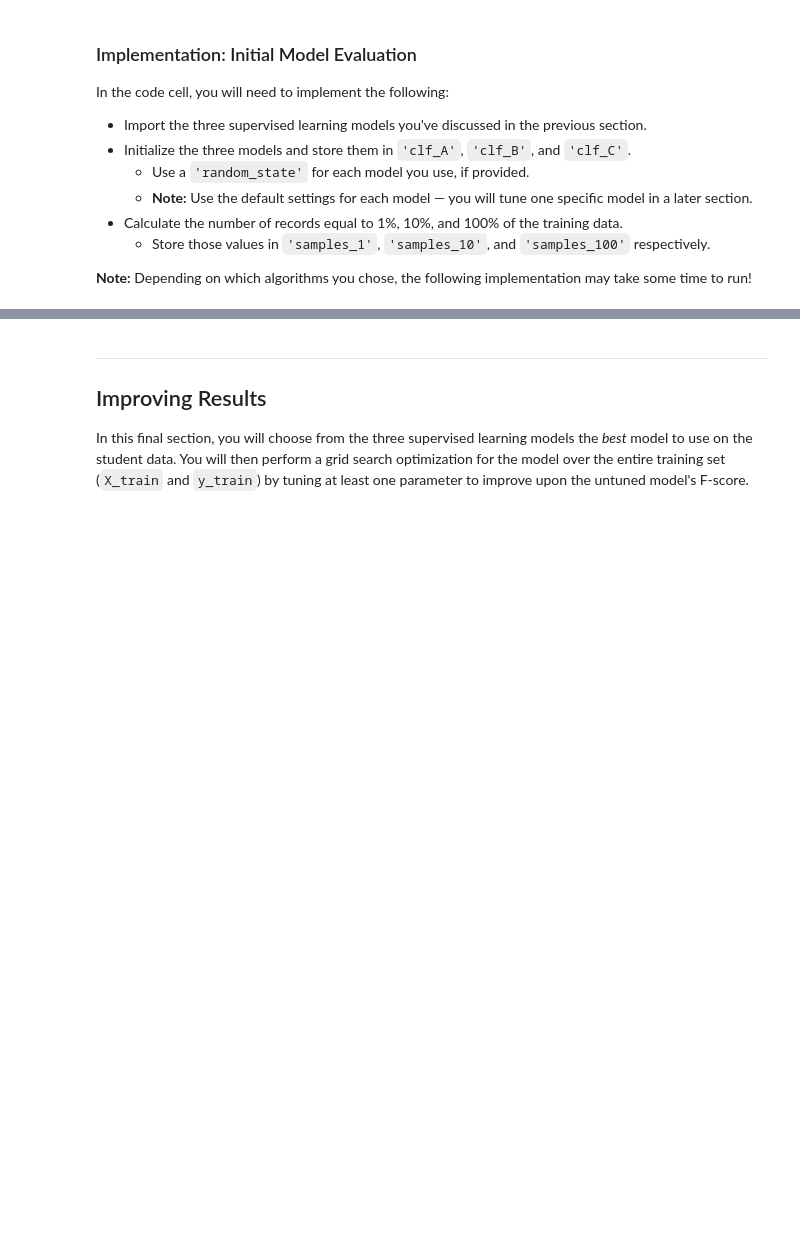
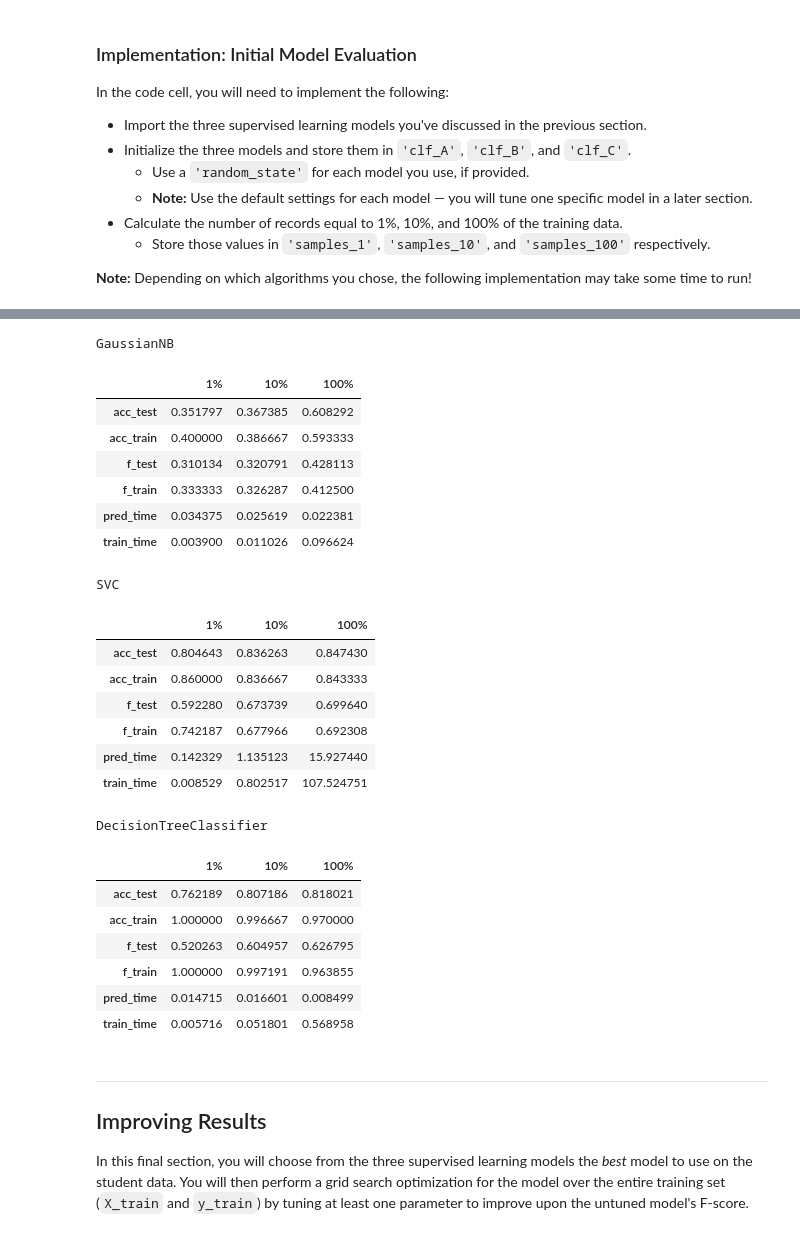
Before and after one commit to b-nichols/projects, a Jupyter notebook: finding_donors/finding_donors.ipynb, the cells around one changed output, grey strips where cells are left out. Cells and saved outputs as stored; diff of their text form; code cells hidden in the pictures; blank space fills up the shorter version.

```diff
--- a/finding_donors/finding_donors.ipynb
+++ b/finding_donors/finding_donors.ipynb
@@ -368,3 +368,32 @@ DecisionTreeClassifier trained on 36177 samples.
+# %%
+for i in results.items():
+    print i[0]
+    display(pd.DataFrame(i[1]).rename(columns={0:'1%', 1:'10%', 2:'100%'}))
+# %% [output]
+GaussianNB
+|  | 1% | 10% | 100% |
+| acc_test | 0.351797 | 0.367385 | 0.608292 |
+| acc_train | 0.400000 | 0.386667 | 0.593333 |
+| f_test | 0.310134 | 0.320791 | 0.428113 |
+| f_train | 0.333333 | 0.326287 | 0.412500 |
+| pred_time | 0.034375 | 0.025619 | 0.022381 |
+| train_time | 0.003900 | 0.011026 | 0.096624 |
+SVC
+|  | 1% | 10% | 100% |
+| acc_test | 0.804643 | 0.836263 | 0.847430 |
+| acc_train | 0.860000 | 0.836667 | 0.843333 |
+| f_test | 0.592280 | 0.673739 | 0.699640 |
+| f_train | 0.742187 | 0.677966 | 0.692308 |
+| pred_time | 0.142329 | 1.135123 | 15.927440 |
+| train_time | 0.008529 | 0.802517 | 107.524751 |
+DecisionTreeClassifier
+|  | 1% | 10% | 100% |
+| acc_test | 0.762189 | 0.807186 | 0.818021 |
+| acc_train | 1.000000 | 0.996667 | 0.970000 |
+| f_test | 0.520263 | 0.604957 | 0.626795 |
+| f_train | 1.000000 | 0.997191 | 0.963855 |
+| pred_time | 0.014715 | 0.016601 | 0.008499 |
+| train_time | 0.005716 | 0.051801 | 0.568958 |
 # %% [markdown]
 ----
 ## Improving Results
```
Also changed, not shown: parts of 8 cells of this notebook, 1 other file.
